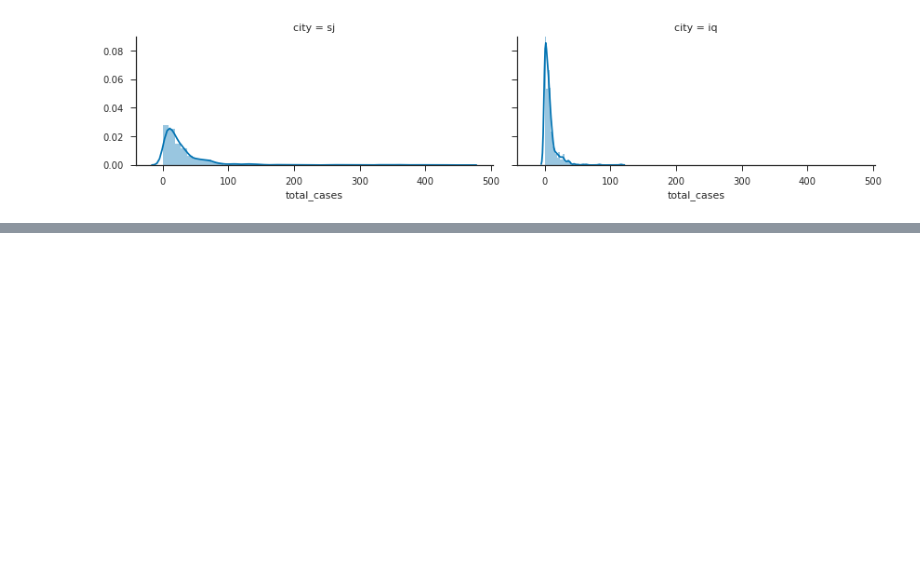
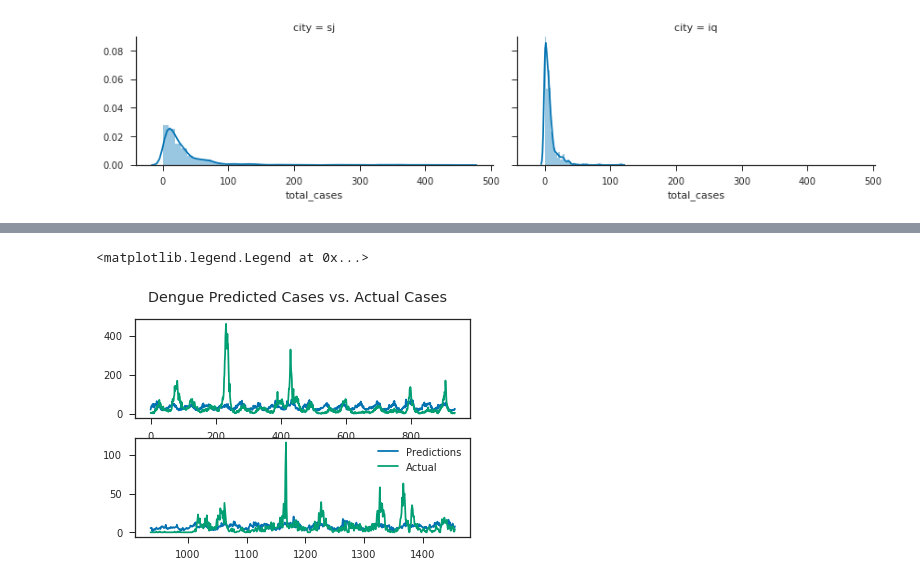
Before and after one commit to arunans23/DengAI-datadriven, a Jupyter notebook: uomcse-pap-submission1.ipynb, the cells around one changed output, grey strips where cells are left out. Saved outputs shown, nothing was run; the diff lists cells and outputs as text; code cells hidden in the pictures; blank space fills up the shorter version.

```diff
--- a/uomcse-pap-submission1.ipynb
+++ b/uomcse-pap-submission1.ipynb
@@ -77,0 +132,7 @@ training_data_iq.fillna(method='ffill', inplace=True)
+# %%
+
+sj_train_subtrain  = training_data_sj.head(800)
+sj_train_subtest = training_data_sj.tail(training_data_sj.shape[0] - 800)
+
+iq_train_subtrain = training_data_iq.head(400)
+iq_train_subtest = training_data_iq.tail(training_data_iq.shape[0] - 400)
@@ -77,0 +200,18 @@ training_data_iq.fillna(method='ffill', inplace=True)
+# %%
+figs, axes = plt.subplots(nrows=2, ncols=1)
+
+# plot sj
+training_data_sj['fitted'] = sj_best_model.fittedvalues
+training_data_sj.fitted.plot(ax=axes[0], label="Predictions")
+training_data_sj.total_cases.plot(ax=axes[0], label="Actual")
+
+# plot iq
+training_data_iq['fitted'] = iq_best_model.fittedvalues
+training_data_iq.fitted.plot(ax=axes[1], label="Predictions")
+training_data_iq.total_cases.plot(ax=axes[1], label="Actual")
+
+plt.suptitle("Dengue Predicted Cases vs. Actual Cases")
+plt.legend()
+# %% [output]
+<matplotlib.legend.Legend at 0x...>
+[figure, added]
```
Also changed, not shown: parts of 8 cells of this notebook, 2 other files.
